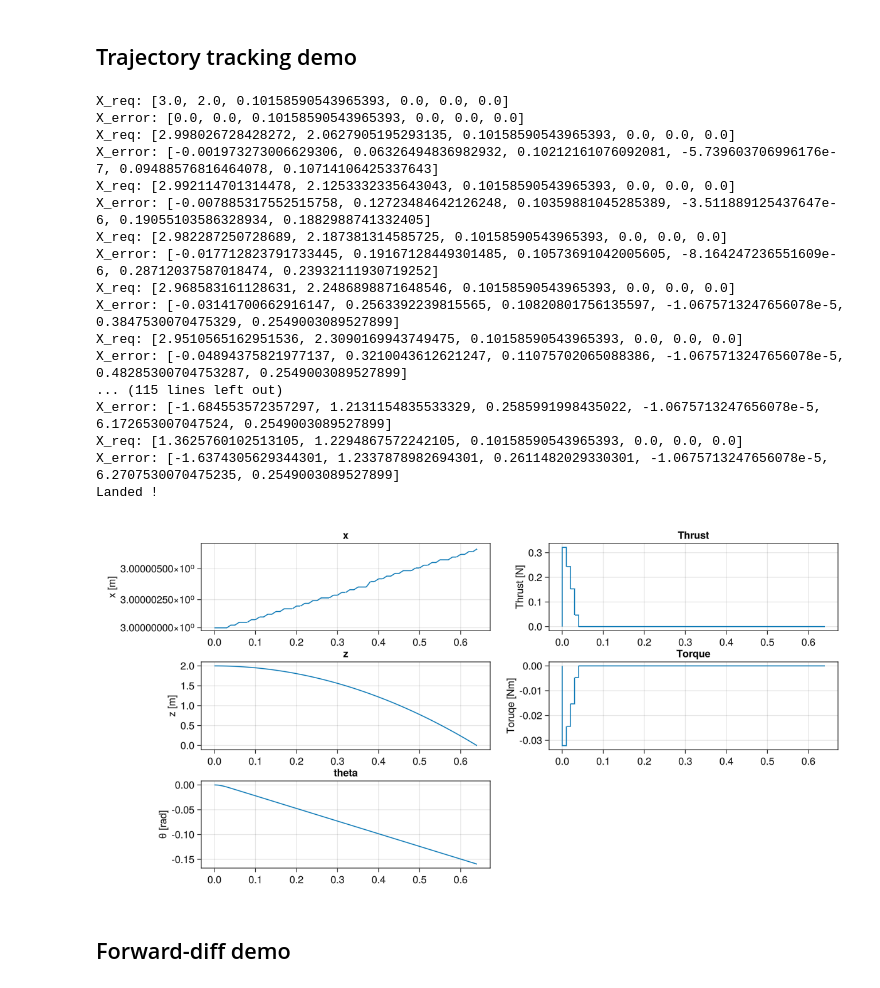
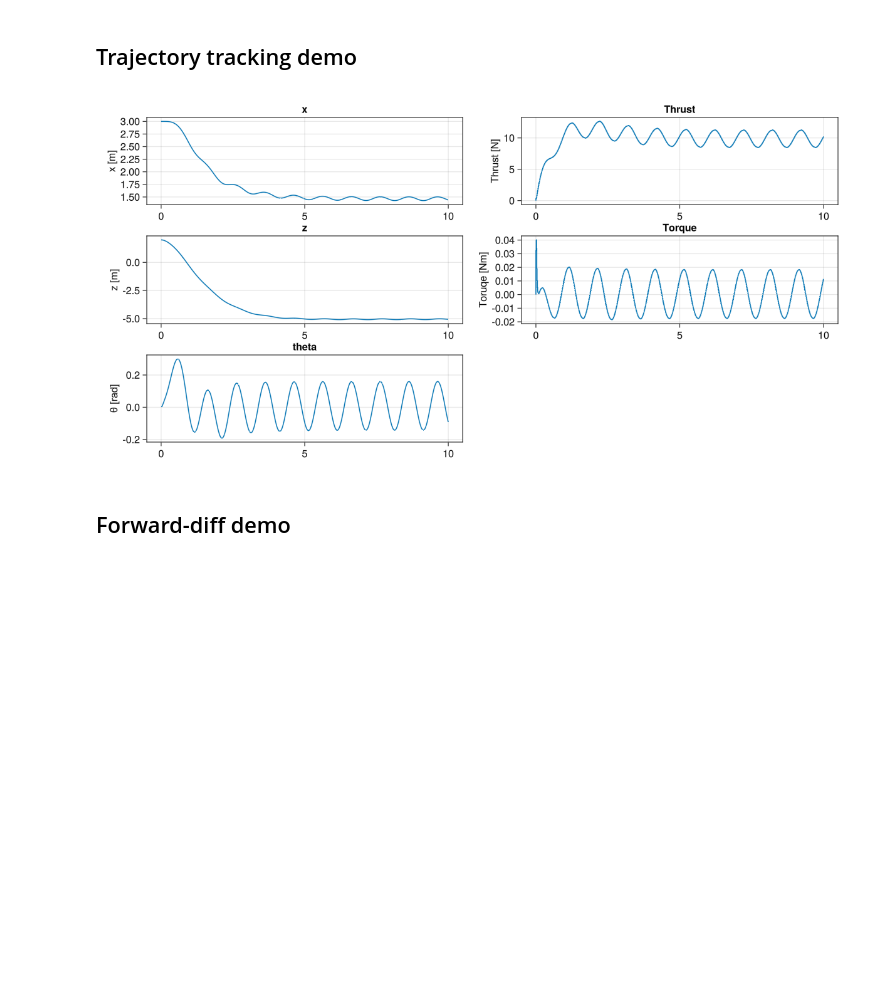
Before and after one commit to sarath-menon/robotics-tutorial-notebooks, a Jupyter notebook: dynamics/julia/demos/quad_2d/quad_2d_diffeq.ipynb, the cells around one changed output. Drawn from its saved outputs; the diff is of its cells as text; code cells hidden in the pictures; blank space fills up the shorter version.

Commit message:
lqr control bug fixed

```diff
--- a/dynamics/julia/demos/quad_2d/quad_2d_diffeq.ipynb
+++ b/dynamics/julia/demos/quad_2d/quad_2d_diffeq.ipynb
@@ -59,12 +57,15 @@ const K::Array{Float64}  = lqr(sys_d,Q,R)
 # %% [markdown]
 ## Discrete-time Linear Simulation
 # %%
+x_final = [1,0,0,0,0,0]
+
 # Simulation
-u_l(x,t)  = -K*x
+
+u_l(x,t)  = -K * (x - x_final)
 t       = 0:sim_params.Ts:5              # Time vector
 x0      = [2,1,0,0,0,0]               # Initial condition
 
-y, t, x, uout = lsim(sys_d,u_l,t,x0=x0)
+y_dl, t, x_dl, uout = lsim(sys_d,u_l,t,x0=x0)
 
-quad_2d_plot_lsim(t,x)
+quad_2d_plot_lsim(t,x_dl)
 # %% [output]
@@ -169,32 +170,40 @@ control_cb = PeriodicCallback(sim_params.Ts, initial_affect=true) do integrator
     nx = 6
 
     # Extract the parameters
-    (; m, g, l, I_xx, safety_box, K) = integrator.p
+    (; m, g, l, I_xx, safety_box, K, X_goal) = integrator.p
 
     # Extract the state
     X = integrator.u[1:sim_params.nx]
 
     # compute control input
-    U = - K * X
+    X_error = X - X_goal
+    U = - K * X_error
 
-    f_1 = U[1]
-    f_2 = U[2]
+    # println("X_req: $(X_req)")
+    println("X_error: $(X_error)")
+    #println("State: $(X)")
+
+    f_1 = f_1_equilibirum + U[1]
+    f_2 = f_2_equilibirum + U[2]
 
     # constrain the control input
     f_1 = clamp(f_1, quad_obj.motor_left.thrust_min, quad_obj.motor_left.thrust_max)
     f_2 = clamp(f_2, quad_obj.motor_right.thrust_min, quad_obj.motor_right.thrust_max)
 
-    # println("Control: $(U)")
+    println("Control: $(U)")
 
     #Update the control-signal
     integrator.u[sim_params.nx+1:end] .= SA_F64[f_1, f_2]
 end
 
-# parameters
-params = (; m=quad_obj.m, g=-9.81, l=quad_obj.L, I_xx = 0.003, safety_box = safety_box, K=K)
+#Initial Conditions
+x₀ = Pose2D(0,1,0,0,0,0)
 
 #Initial Conditions
-x₀ = Pose2D(2,1,0,0,0,0)
+X_final = [0,0,0,0,0,0]
+
+# parameters
+params = (; m=quad_obj.m, g=-9.81, l=quad_obj.L, I_xx = 0.003, safety_box = safety_box, K=K,  X_goal= X_final)
 
 tspan = (0.0, 10.0);
 
@@ -302,7 +310,7 @@ control_cb = PeriodicCallback(sim_params.Ts, initial_affect=true) do integrator
     # compute trajectory tracking error
     X_req = generate_circle_trajectory(circle_trajec_params, integrator.t)
 
-    X_error = X_req - X
+    X_error = X - X_req
 
     # println("X_req: $(X_req)")
     # println("X_error: $(X_error)")
@@ -316,51 +324,34 @@ control_cb = PeriodicCallback(sim_params.Ts, initial_affect=true) do integrator
     # constrain the control input
     f_1 = clamp(f_1, quad_obj.motor_left.thrust_min, quad_obj.motor_left.thrust_max)
     f_2 = clamp(f_2, quad_obj.motor_right.thrust_min, quad_obj.motor_right.thrust_max)
 
     # println("Control: $(U)")
 
     #Update the control-signal
     integrator.u[sim_params.nx+1:end] .= SA_F64[f_1, f_2]
 end
 
 # parameters
 params = (; m=quad_obj.m, g=-9.81, l=quad_obj.L, I_xx = 0.003, safety_box = safety_box, K=K)
 
 #Initial Conditions
 X₀ = Pose2D(3,2,0,0,0,0)
 
 tspan = (0.0, 10.0);
 
 initial_state = [X₀.y, X₀.z, X₀.θ, X₀.ẏ, X₀.ż, X₀.θ̇]; # state
 u₀ = [0,0]; # control
 
 initial_conditions = vcat(initial_state,u₀)
 
 #Pass to solvers
 cb_set = CallbackSet(control_cb,cb)
 prob = ODEProblem(quad_2d, initial_conditions, tspan, params, callback=cb_set);
 sol = solve(prob, Tsit5(), abstol=1e-8, reltol=1e-8, save_everystep = false);
 
 quad_2d_plot_normal(sol)
 # %% [output]
-X_req: [3.0, 2.0, 0.10158590543965393, 0.0, 0.0, 0.0]
-X_error: [0.0, 0.0, 0.10158590543965393, 0.0, 0.0, 0.0]
-X_req: [2.998026728428272, 2.0627905195293135, 0.10158590543965393, 0.0, 0.0, 0.0]
-X_error: [-0.001973273006629306, 0.06326494836982932, 0.10212161076092081, -5.739603706996176e-7, 0.09488576816464078, 0.10714106425337643]
-X_req: [2.992114701314478, 2.1253332335643043, 0.10158590543965393, 0.0, 0.0, 0.0]
-X_error: [-0.007885317552515758, 0.12723484642126248, 0.10359881045285389, -3.511889125437647e-6, 0.19055103586328934, 0.1882988741332405]
-X_req: [2.982287250728689, 2.187381314585725, 0.10158590543965393, 0.0, 0.0, 0.0]
-X_error: [-0.017712823791733445, 0.19167128449301485, 0.10573691042005605, -8.164247236551609e-6, 0.28712037587018474, 0.23932111930719252]
-X_req: [2.968583161128631, 2.2486898871648546, 0.10158590543965393, 0.0, 0.0, 0.0]
-X_error: [-0.03141700662916147, 0.2563392239815565, 0.10820801756135597, -1.0675713247656078e-5, 0.3847530070475329, 0.2549003089527899]
-X_req: [2.9510565162951536, 2.3090169943749475, 0.10158590543965393, 0.0, 0.0, 0.0]
-X_error: [-0.04894375821977137, 0.3210043612621247, 0.11075702065088386, -1.0675713247656078e-5, 0.48285300704753287, 0.2549003089527899]
-... (115 lines left out)
-X_error: [-1.684553572357297, 1.2131154835533329, 0.2585991998435022, -1.0675713247656078e-5, 6.172653007047524, 0.2549003089527899]
-X_req: [1.3625760102513105, 1.2294867572242105, 0.10158590543965393, 0.0, 0.0, 0.0]
-X_error: [-1.6374305629344301, 1.2337878982694301, 0.2611482029330301, -1.0675713247656078e-5, 6.2707530070475235, 0.2549003089527899]
-Landed !
-[figure, old version]
+[figure, new version]
 # %% [markdown]
 ## Forward-diff demo
 # %%
```
Also changed, not shown: parts of 6 cells of this notebook, 2 other files.
